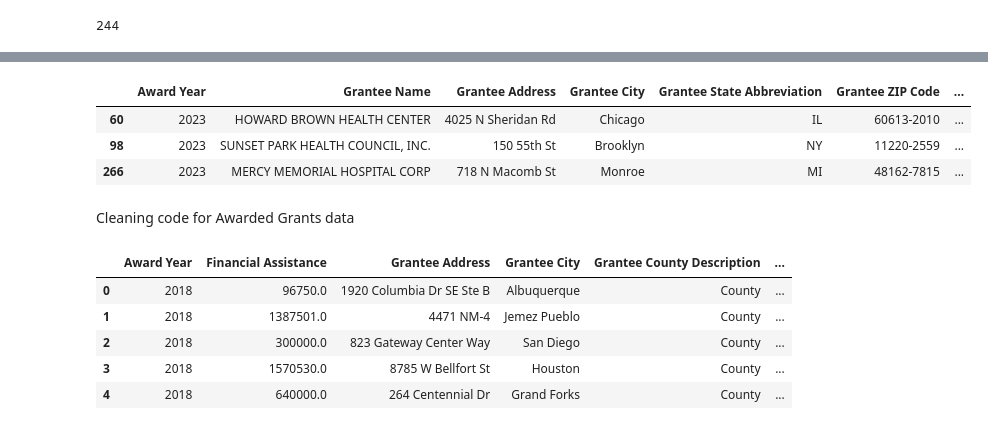
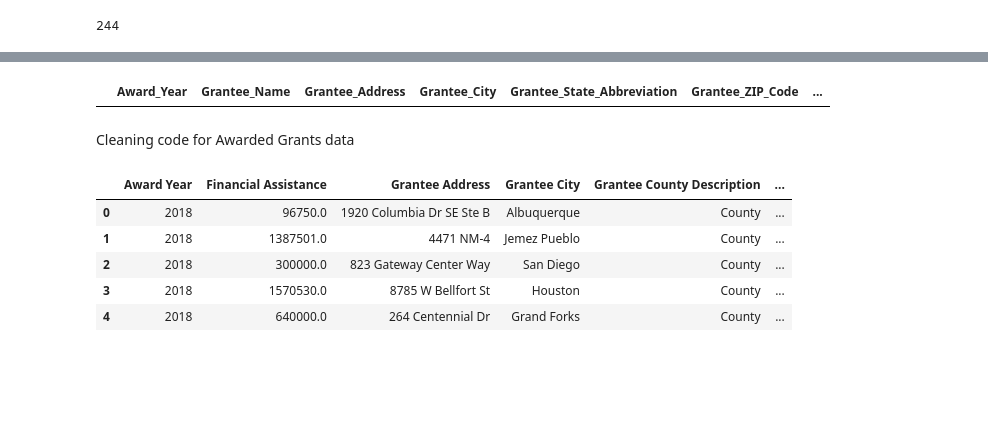
Before and after one commit to chadhollman/hrsa-grants-api, a Jupyter notebook: EHB Grants.ipynb, the cells around one changed output, grey strips where cells are left out. Drawn from its saved outputs; the diff is of its cells as text; code cells hidden in the pictures; blank space fills up the shorter version.

Commit message:
updated code for column cleaning

```diff
--- a/EHB Grants.ipynb
+++ b/EHB Grants.ipynb
@@ -18,6 +18,8 @@ ehb_active_2023_df.drop('Grant Program Description', axis= 1, inplace = True)
 ehb_active_2023_df.drop('Abstract', axis= 1, inplace = True)
 ehb_active_2023_df.drop('Unique Entity Identifier', axis= 1, inplace = True)
 ehb_active_2023_df.drop('Uniform Data System Grant Program Description', axis= 1, inplace = True)
+ehb_active_2023_df.drop('U.S. - Mexico Border 100 Kilometer Indicator', axis= 1, inplace = True)
+ehb_active_2023_df.drop('U.S. - Mexico Border County Indicator', axis= 1, inplace = True)
 # %%
 ehb_active_2023_df.dropna(inplace = True)
 ehb_active_clean = ehb_active_2023_df.copy()
@@ -53,19 +55,19 @@ array(['Rural Residency Planning and Development Program (P13)',
 ehb_active_maternal = ehb_active_clean[(ehb_active_clean["HRSA Program Area Name"] == 'Maternal and Child Health')]
 
 
-ehb_active_maternal.to_csv("data/output/maternal_ehb_active.csv", index=False)
+ehb_active_clean = ehb_active_maternal.rename(columns=lambda x: x.replace(" ", "_").replace(".", ""))
+
+ehb_active_clean.to_csv("data/output/maternal_ehb_active.csv", index=False)
 # %%
-key = ehb_active_clean["HRSA Program Area Name"]=='Maternal and Child Health'
+# for finding missing relevant data
+key = ehb_active_clean["HRSA_Program_Area_Name"]=='Maternal and Child Health'
 nonmaternal_df = ehb_active_clean[~key]
 maternal_df=ehb_active_clean[key]
-missedstuff_df = nonmaternal_df[nonmaternal_df['Grant Program Name'].str.contains('Infant|Maternal|Pregnan', regex=True, case=False)]
-missedstuff_df = missedstuff_df.drop_duplicates(subset=('Grant Program Name'))
+missedstuff_df = nonmaternal_df[nonmaternal_df['Grant_Program_Name'].str.contains('Infant|Maternal|Pregnan', regex=True, case=False)]
+missedstuff_df = missedstuff_df.drop_duplicates(subset=('Grant_Program_Name'))
 missedstuff_df
 # %% [output]
-|  | Award Year | Grantee Name | Grantee Address | Grantee City | Grantee State Abbreviation | Grantee ZIP Code | ... |
-| 60 | 2023 | HOWARD BROWN HEALTH CENTER | 4025 N Sheridan Rd | Chicago | IL | 60613-2010 | ... |
-| 98 | 2023 | SUNSET PARK HEALTH COUNCIL, INC. | 150 55th St | Brooklyn | NY | 11220-2559 | ... |
-| 266 | 2023 | MERCY MEMORIAL HOSPITAL CORP | 718 N Macomb St | Monroe | MI | 48162-7815 | ... |
+|  | Award_Year | Grantee_Name | Grantee_Address | Grantee_City | Grantee_State_Abbreviation | Grantee_ZIP_Code | ... |
 # %% [markdown]
 Cleaning code for Awarded Grants data
 # %%
```
Also changed, not shown: parts of 8 cells of this notebook.
